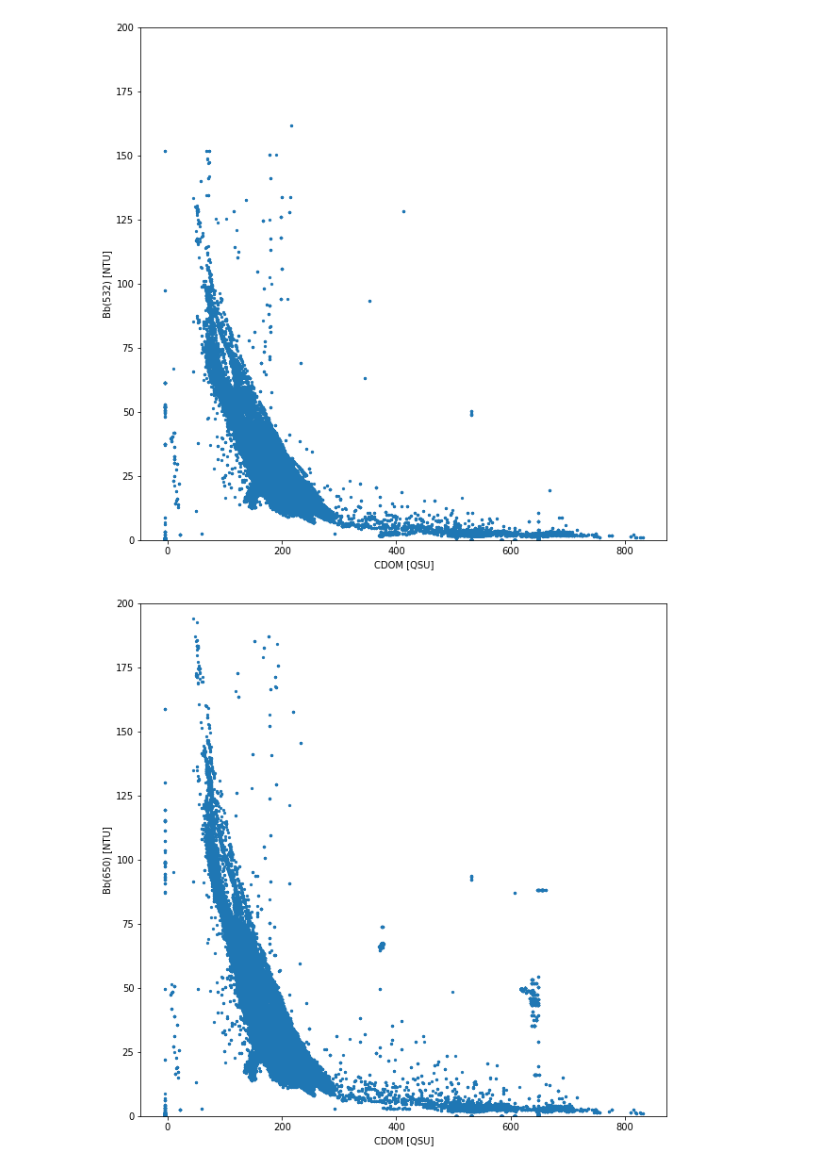
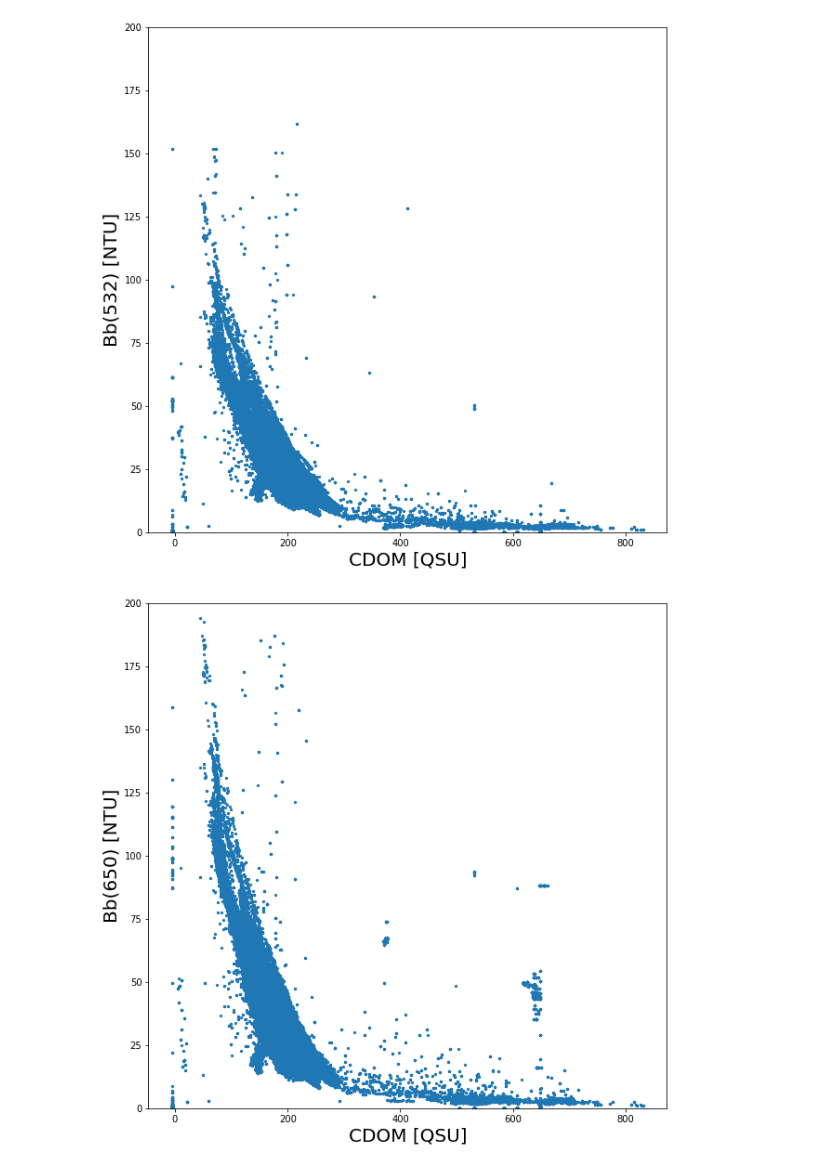
Before and after one commit to vrx-/navocean, a Jupyter notebook: Sailboat process.ipynb, the cells around one changed output. Cells and saved outputs as stored; diff of their text form; code cells hidden in the pictures.

Commit message:
plot

```diff
--- a/Sailboat process.ipynb
+++ b/Sailboat process.ipynb
@@ -32,15 +32,15 @@ class Sailboat():
                                              self.data[variable_column]))
 
     def plot(self, x_variable, y_variable,
-            xlim=None, ylim=None, p_size=5):
+            xlim=None, ylim=None, x_fontsize=10, y_fontsize=10, p_size=5):
         self.str_to_float(x_variable)
         self.str_to_float(y_variable)
         x_column = self.variable_to_column_name[x_variable]
         y_column = self.variable_to_column_name[y_variable]
         plt.figure(figsize=(10,10))
         plt.scatter(self.data[x_column], self.data[y_column], s=p_size)
-        plt.xlabel(x_column)
-        plt.ylabel(y_column)
+        plt.xlabel(x_column, fontsize=x_fontsize)
+        plt.ylabel(y_column, fontsize=y_fontsize)
         if xlim != None:
             plt.xlim(xlim)
         if ylim != None:
@@ -73,12 +74,12 @@ sailboat.plot(x_variable='cdom', y_variable='bb470',
 # %%
 sailboat.plot(x_variable='cdom', y_variable='bb532',
-             ylim=(0,200),p_size=5)
+             ylim=(0,200), x_fontsize=20, y_fontsize=20, p_size=5)
 # %% [output]
-[figure, old version]
+[figure, new version]
 # %%
 sailboat.plot(x_variable='cdom', y_variable='bb650',
-             ylim=(0,200),p_size=5)
+             ylim=(0,200), x_fontsize=20, y_fontsize=20, p_size=5)
 # %% [output]
-[figure, old version]
+[figure, new version]
 # %%
 sailboat.plot(x_variable='chla', y_variable='cdom',
```
Also changed, not shown: parts of 5 cells of this notebook.
